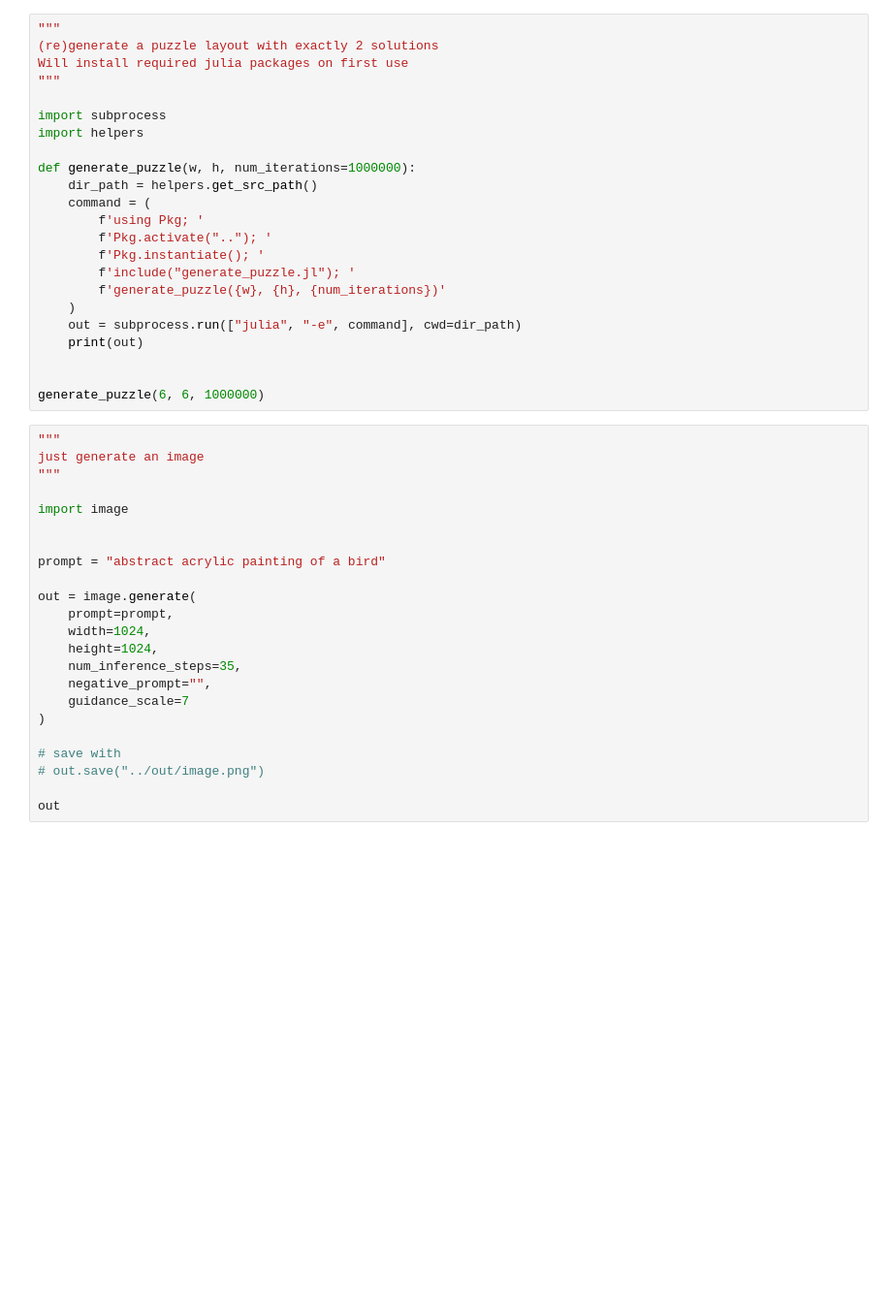
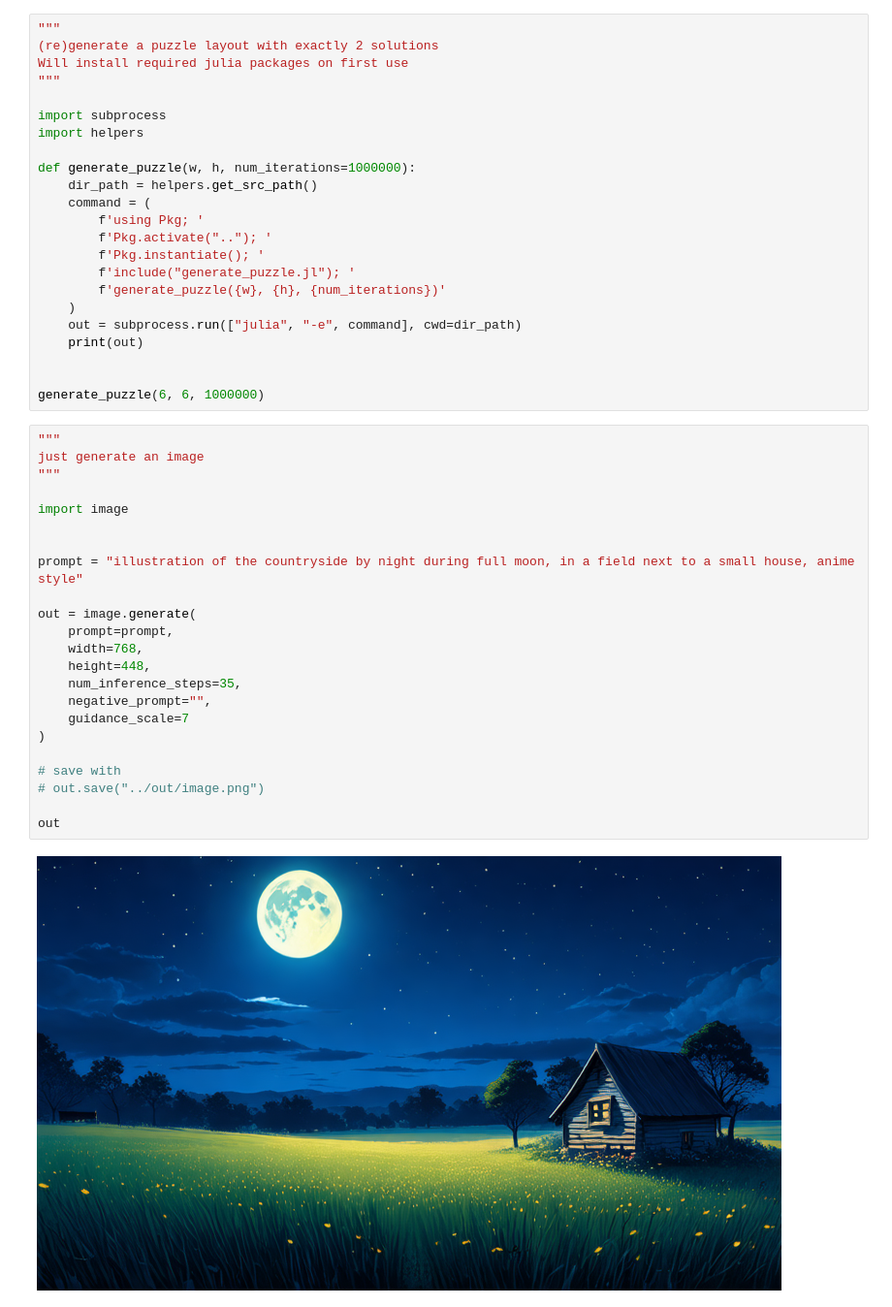
Before and after one commit to Zhurgut/PuzzleIllusion, a Jupyter notebook: src/main.ipynb, the cells around one changed output. Shown at 97% size. Saved outputs shown, nothing was run; the diff lists cells and outputs as text; blank space fills up the shorter version.

```diff
--- a/src/main.ipynb
+++ b/src/main.ipynb
@@ -32,26 +32,28 @@ generate_puzzle(6, 6, 1000000)
 # %%
 """
 just generate an image
 """
 
 import image
 
 
-prompt = "abstract acrylic painting of a bird"
+prompt = "illustration of the countryside by night during full moon, in a field next to a small house, anime style"
 
 out = image.generate(
     prompt=prompt,
-    width=1024,
-    height=1024,
+    width=768,
+    height=448,
     num_inference_steps=35,
     negative_prompt="",
     guidance_scale=7
 )
 
 # save with
 # out.save("../out/image.png")
 
 out
+# %% [output]
+[figure, added]
 # %%
 """
 generate a puzzle image, using a given image for one of the two puzzle solutions
```
Also changed, not shown: parts of 4 cells of this notebook.
